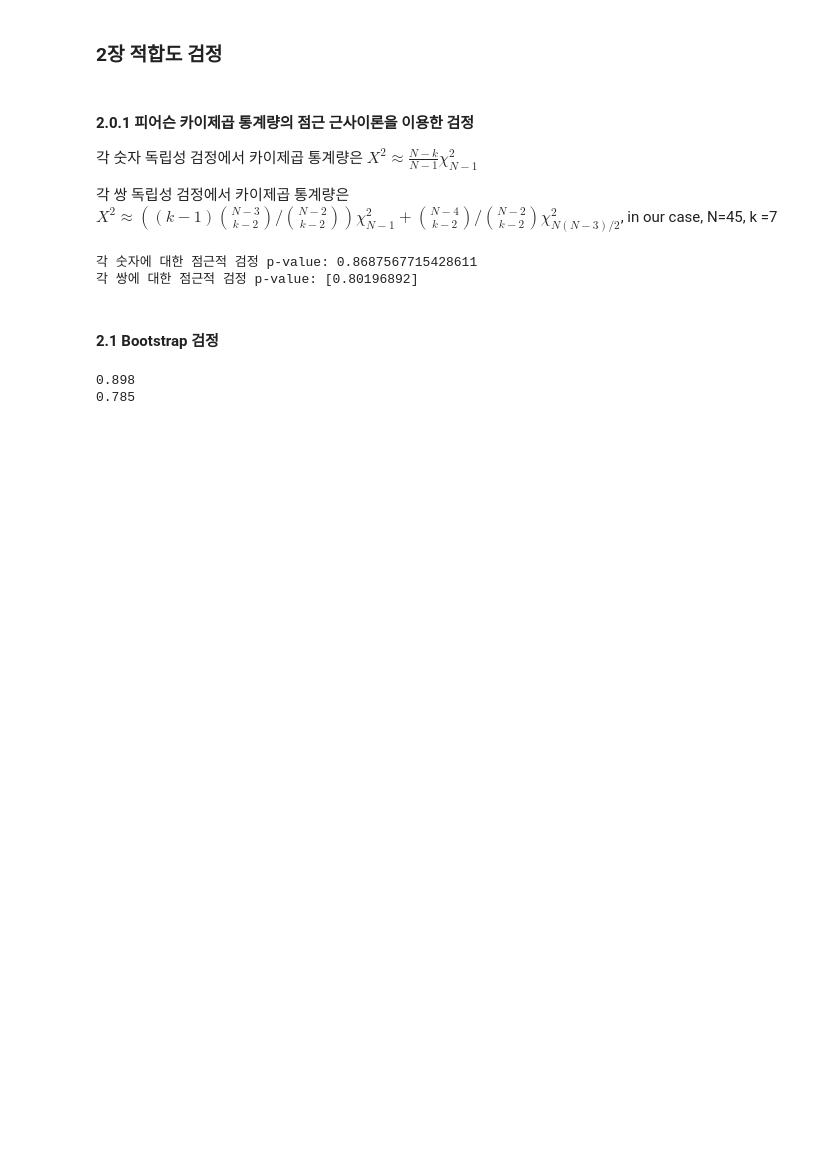
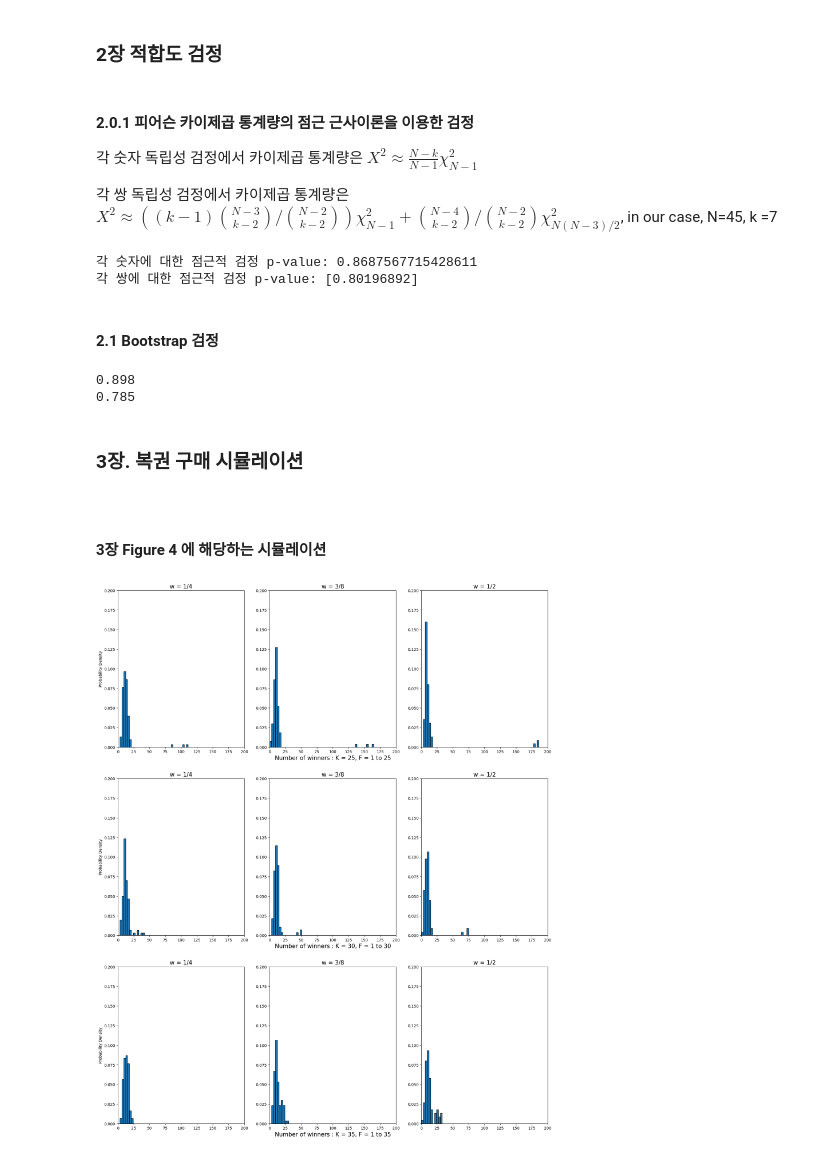
Before and after one commit to woozins/lottery, a Jupyter notebook: lottery_distribute/lottery_secret_code.ipynb, the cells around one changed output. Cells and saved outputs as stored; diff of their text form; code cells hidden in the pictures; blank space fills up the shorter version.

```diff
--- a/lottery_distribute/lottery_secret_code.ipynb
+++ b/lottery_distribute/lottery_secret_code.ipynb
@@ -130,3 +130,9 @@ print(np.mean(int(chisq(freqtable2)) <= np.array(chisq_values_pair)))
 # %% [output]
 0.898
 0.785
+# %% [markdown]
+### 3장. 복권 구매 시뮬레이션
+
+####
+# %% [markdown]
+#### 3장 Figure 4 에 해당하는 시뮬레이션
@@ -132,0 +307,27 @@ print(np.mean(int(chisq(freqtable2)) <= np.array(chisq_values_pair)))
+# %%
+raw_data = extract_data_from_file('result.txt')
+
+data35 = raw_data[raw_data.type == 35]
+data30 = raw_data[raw_data.type == 30]
+data25 = raw_data[raw_data.type == 25]
+
+data35_pivoted = pd.pivot(data = data35, index = 'd', columns='weight', values = 'result')
+data30_pivoted = pd.pivot(data = data30, index = 'd', columns='weight', values = 'result')
+data25_pivoted = pd.pivot(data = data25, index = 'd', columns='weight', values = 'result')
+# %%
+titles = ['1/4', '3/8', '1/2']
+datas = [data25_pivoted, data30_pivoted, data35_pivoted]
+xlabels = ['K = 25, F = 1 to 25', 'K = 30, F = 1 to 30', 'K = 35, F = 1 to 35']
+fig, ax = plt.subplots(3,3, figsize = (20,25))
+
+bins = np.arange(0,200,3)
+for k, data in enumerate(datas):
+    for i, column in enumerate(data.columns):
+        ax[k, i].hist(x = data[column], bins=bins, density = True, edgecolor = 'black')
+        ax[k, i].set_title(f"w = {titles[i]}", fontsize = 15)
+        ax[k, 1].set_xlabel(f'Number of winners : {xlabels[k]}', fontsize = 15)
+        ax[k, 0].set_ylabel('Probability Density')
+        ax[k, i].set_xlim(0,200)
+        ax[k, i].set_ylim(0, 0.2)
+# %% [output]
+[figure, added]
```
Also changed, not shown: parts of 12 cells of this notebook, 11 other files.
